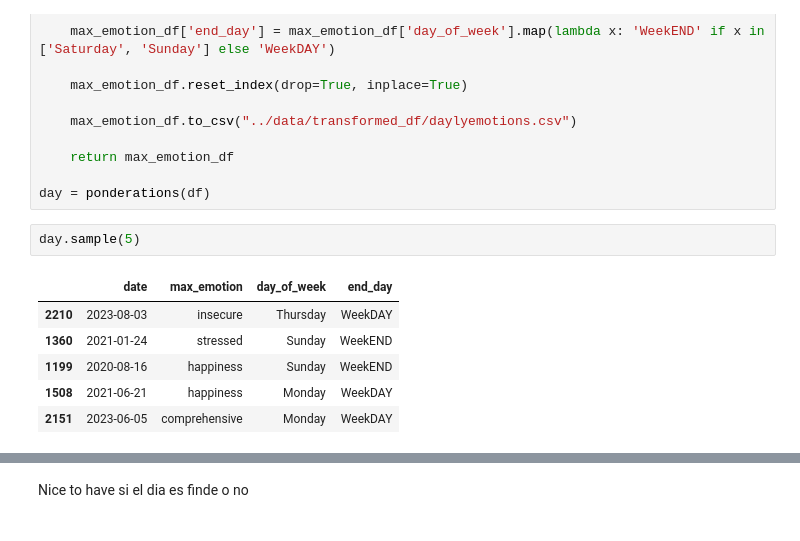
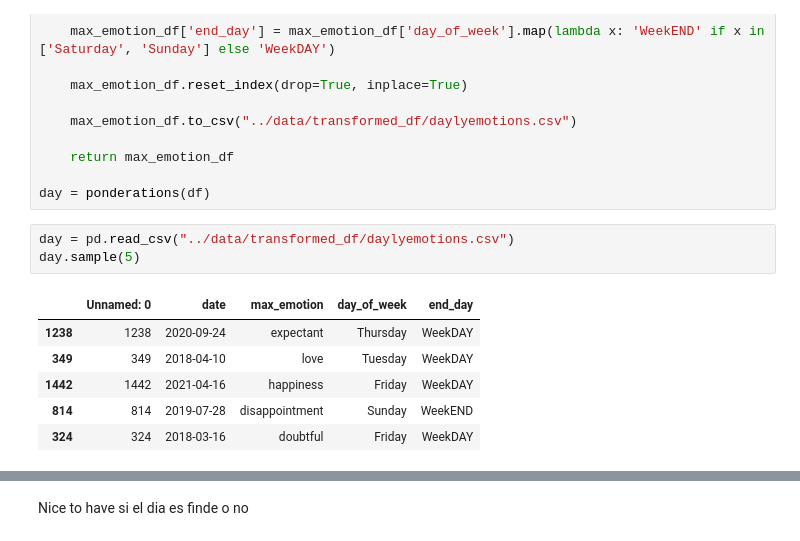
Before and after one commit to emmacunill/Take_Care, a Jupyter notebook: notebooks/transform.ipynb, the cells around one changed output, grey strips where cells are left out. Cells and saved outputs as stored; diff of their text form.

```diff
--- a/notebooks/transform.ipynb
+++ b/notebooks/transform.ipynb
@@ -107,11 +108,12 @@ def ponderations(df):
 
 day = ponderations(df)
 # %%
+day = pd.read_csv("../data/transformed_df/daylyemotions.csv")
 day.sample(5)
 # %% [output]
-|  | date | max_emotion | day_of_week | end_day |
-| 2210 | 2023-08-03 | insecure | Thursday | WeekDAY |
-| 1360 | 2021-01-24 | stressed | Sunday | WeekEND |
-| 1199 | 2020-08-16 | happiness | Sunday | WeekEND |
-| 1508 | 2021-06-21 | happiness | Monday | WeekDAY |
-| 2151 | 2023-06-05 | comprehensive | Monday | WeekDAY |
+|  | Unnamed: 0 | date | max_emotion | day_of_week | end_day |
+| 1238 | 1238 | 2020-09-24 | expectant | Thursday | WeekDAY |
+| 349 | 349 | 2018-04-10 | love | Tuesday | WeekDAY |
+| 1442 | 1442 | 2021-04-16 | happiness | Friday | WeekDAY |
+| 814 | 814 | 2019-07-28 | disappointment | Sunday | WeekEND |
+| 324 | 324 | 2018-03-16 | doubtful | Friday | WeekDAY |
```
Also changed, not shown: parts of 4 cells of this notebook.
